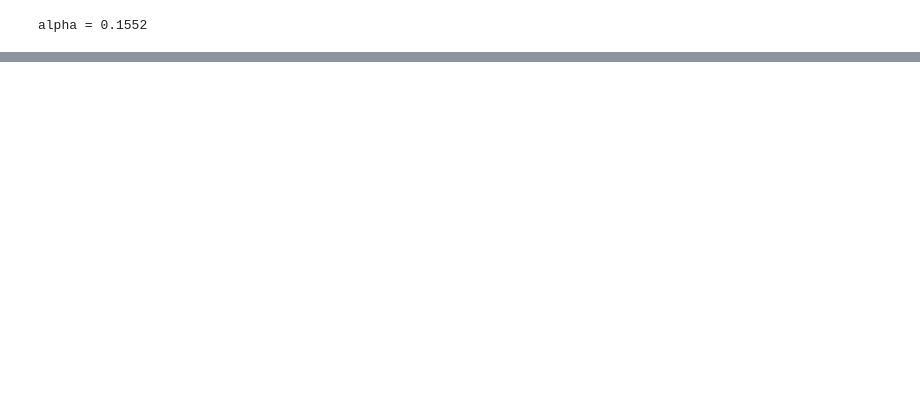
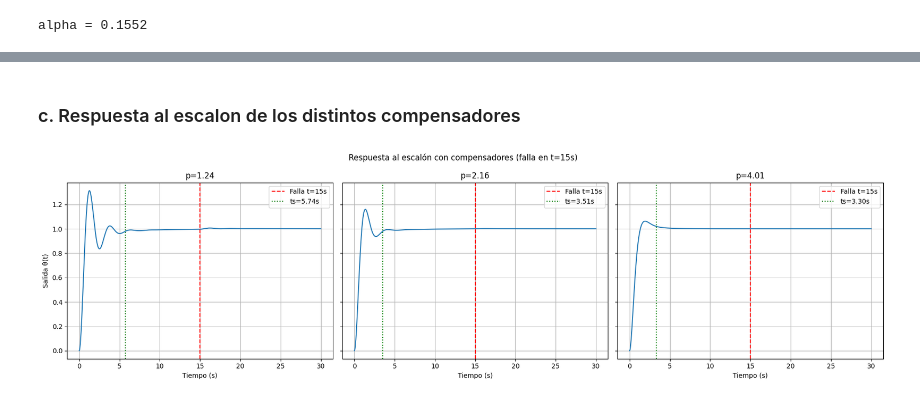
Before and after one commit to LucioLuque/Control-TP1, a Jupyter notebook: parte2.ipynb, the cells around one changed output, grey strips where cells are left out. Saved outputs shown, nothing was run; the diff lists cells and outputs as text; code cells hidden in the pictures; blank space fills up the shorter version.

```diff
--- a/parte2.ipynb
+++ b/parte2.ipynb
@@ -230,0 +273,38 @@ plt.show()
+# %% [markdown]
+### c. Respuesta al escalon de los distintos compensadores
+# %%
+# Respuesta al escalón del sistema compensado con malfunction en t = 15s
+fig, axes = plt.subplots(1, len(compensadores), figsize=(6 * len(compensadores), 5), sharey=True)
+
+for i, (lead_tf, ax) in enumerate(zip(compensadores, axes)):
+    # Tramo 1
+    sys_compensated_1 = ctrl.feedback(G * lead_tf, 1)
+    t1 = np.linspace(0, 15, 1000)
+    t1, y1, x1 = ctrl.step_response(sys_compensated_1, t1, return_x=True)
+
+    # Tramo 2
+    sys_compensated_2 = ctrl.feedback(Gs(-0.1) * lead_tf, 1)
+    t2 = np.linspace(15, 30, 1000)
+    X0 = x1[:, -1]
+    t2, y2, x2 = ctrl.forced_response(sys_compensated_2, T=t2, U=np.ones_like(t2), X0=X0, return_x=True)
+
+    t = np.concatenate((t1, t2))
+    y = np.concatenate((y1, y2))
+
+    settled = np.where(np.abs(y - 1.0) > 0.02)[0]
+    ts = t[settled[-1]] if len(settled) > 0 else 0
+
+    ax.plot(t, y)
+    ax.axvline(x=15, color='r', linestyle='--', label='Falla t=15s')
+    ax.axvline(x=ts, color='g', linestyle=':', label=f'ts={ts:.2f}s')
+    ax.set_xlabel('Tiempo (s)')
+    ax.set_title(f'p={poles[i]:.2f}')
+    ax.legend()
+    ax.grid()
+
+axes[0].set_ylabel('Salida θ(t)')
+fig.suptitle('Respuesta al escalón con compensadores (falla en t=15s)')
+plt.tight_layout()
+plt.show()
+# %% [output]
+[figure, added]
```
Also changed, not shown: parts of 11 cells of this notebook.
